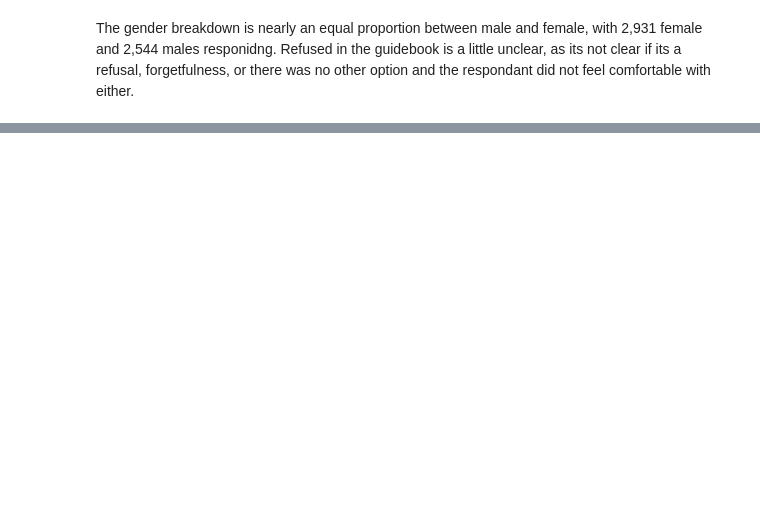
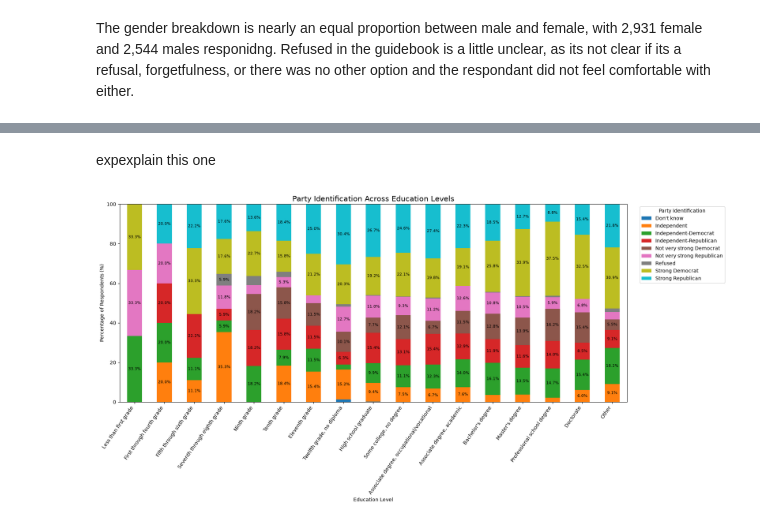
Before and after one commit to ii9643/CYOH-ii9643, a Jupyter notebook: cyoh_hw.ipynb, the cells around one changed output, grey strips where cells are left out. Drawn from its saved outputs; the diff is of its cells as text; code cells hidden in the pictures; blank space fills up the shorter version.

```diff
--- a/cyoh_hw.ipynb
+++ b/cyoh_hw.ipynb
@@ -307,0 +398,56 @@ Name: proportion, dtype: float64
+# %% [markdown]
+expexplain this one
+# %%
+education_order = [
+    "Less than first grade",
+    "First through fourth grade",
+    "Fifth through sixth grade",
+    "Seventh through eighth grade",
+    "Ninth grade",
+    "Tenth grade",
+    "Eleventh grade",
+    "Twelfth grade, no diploma",
+    "High school graduate",
+    "Some college, no degree",
+    "Associate degree, occupational/vocational",
+    "Associate degree, academic",
+    "Bachelor's degree",
+    "Master's degree",
+    "Professional school degree",
+    "Doctorate",
+    "Other"
+]
+
+education_party = pd.crosstab(
+    finalvoting["education"],
+    finalvoting["party_identification"],
+    normalize="index"
+) * 100
+
+education_party = education_party.reindex(
+    [x for x in education_order if x in education_party.index]
+)
+
+ax = education_party.plot(
+    kind="bar",
+    stacked=True,
+    figsize=(18, 9),
+    colormap="tab10"
+)
+
+for container in ax.containers:
+    labels = [
+        f"{bar.get_height():.1f}%" if bar.get_height() >= 5 else ""
+        for bar in container
+    ]
+    ax.bar_label(container, labels=labels, label_type="center", fontsize=8)
+
+plt.title("Party Identification Across Education Levels", fontsize=15)
+plt.xlabel("Education Level")
+plt.ylabel("Percentage of Respondents (%)")
+plt.xticks(rotation=55, ha="right")
+plt.legend(title="Party Identification", bbox_to_anchor=(1.02, 1))
+plt.tight_layout()
+plt.show()
+# %% [output]
+[figure, added]
```
Also changed, not shown: parts of 22 cells of this notebook.
